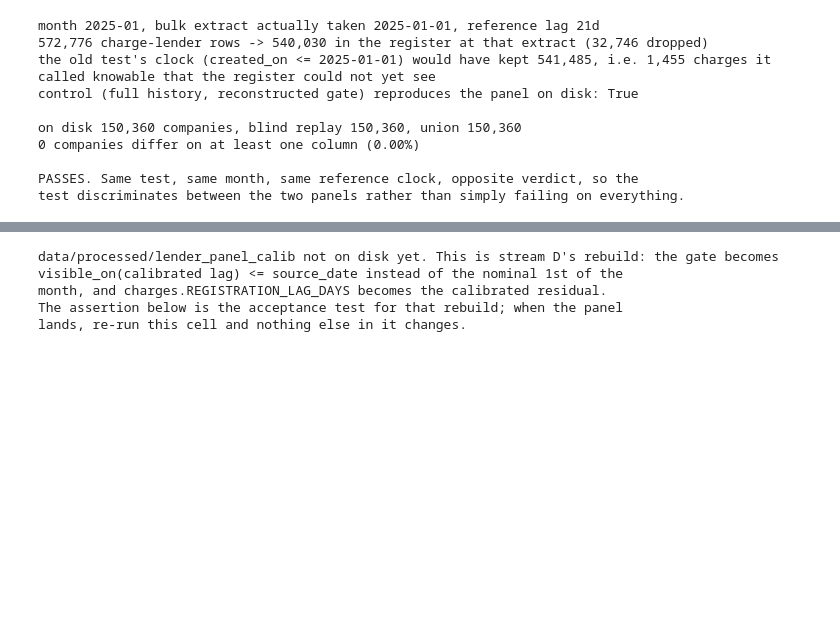
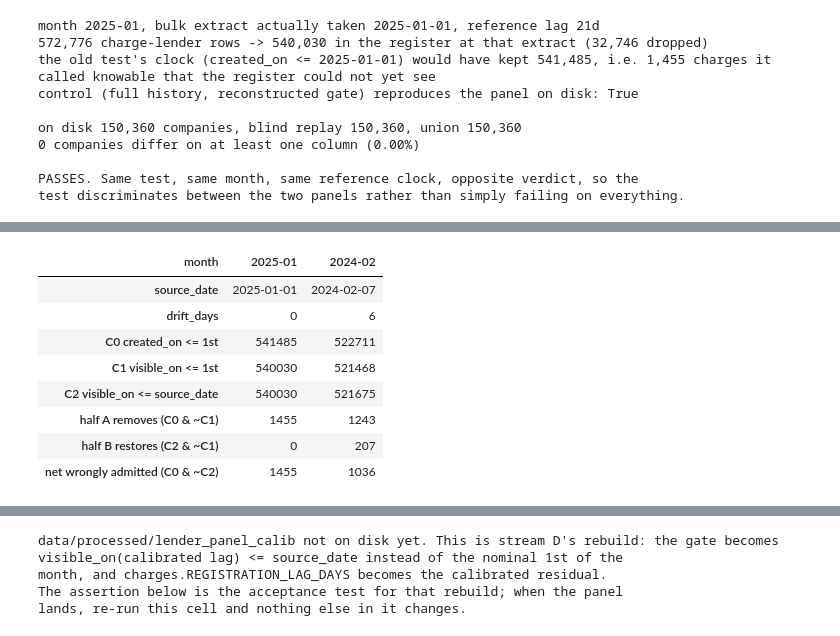
Before and after one commit to Viklin41/lloyds-commercial-banking-intelligence-2026, a Jupyter notebook: notebooks/14b_lender_charges.ipynb, the cells around one changed output, grey strips where cells are left out. Saved outputs shown, nothing was run; the diff lists cells and outputs as text; code cells hidden in the pictures; blank space fills up the shorter version.

Commit message:
ran verification 7 at the 2024-02 drift month too, the two halves of the clock disagree

```diff
--- a/notebooks/14b_lender_charges.ipynb
+++ b/notebooks/14b_lender_charges.ipynb
@@ -838,0 +851,37 @@ test discriminates between the two panels rather than simply failing on everythi
+# %%
+def clock_counts(month):
+    """The three clocks side by side, in charges admitted as knowable at `month`.
+
+    C0 is what the original test used, C1 is half the fix (visible_on instead of
+    created_on) and C2 is the whole of it (and against the real extract date).
+    """
+    src = source_date_of(month)
+    vis = visible_on(flat, charges.REGISTRATION_LAG_DAYS)
+    c0 = flat["created_on"] <= month                    # the old test's clock
+    c1 = vis <= month                                   # half A only: visible_on, nominal 1st
+    c2 = vis <= src                                     # both halves: visible_on, real extract
+    return {
+        "month": f"{month:%Y-%m}",
+        "source_date": f"{src:%Y-%m-%d}",
+        "drift_days": (src - month).days,
+        "C0 created_on <= 1st": int(c0.sum()),
+        "C1 visible_on <= 1st": int(c1.sum()),
+        "C2 visible_on <= source_date": int(c2.sum()),
+        "half A removes (C0 & ~C1)": int((c0 & ~c1).sum()),
+        "half B restores (C2 & ~C1)": int((c2 & ~c1).sum()),
+        "net wrongly admitted (C0 & ~C2)": int((c0 & ~c2).sum()),
+    }
+
+clocks = pd.DataFrame([clock_counts(pd.Timestamp(m))
+                       for m in ("2025-01-01", "2024-02-01")]).set_index("month").T
+clocks
+# %% [output]
+| month | 2025-01 | 2024-02 |
+| source_date | 2025-01-01 | 2024-02-07 |
+| drift_days | 0 | 6 |
+| C0 created_on <= 1st | 541485 | 522711 |
+| C1 visible_on <= 1st | 540030 | 521468 |
+| C2 visible_on <= source_date | 540030 | 521675 |
+| half A removes (C0 & ~C1) | 1455 | 1243 |
+| half B restores (C2 & ~C1) | 0 | 207 |
+| net wrongly admitted (C0 & ~C2) | 1455 | 1036 |
```
Also changed, not shown: parts of 8 cells of this notebook.
